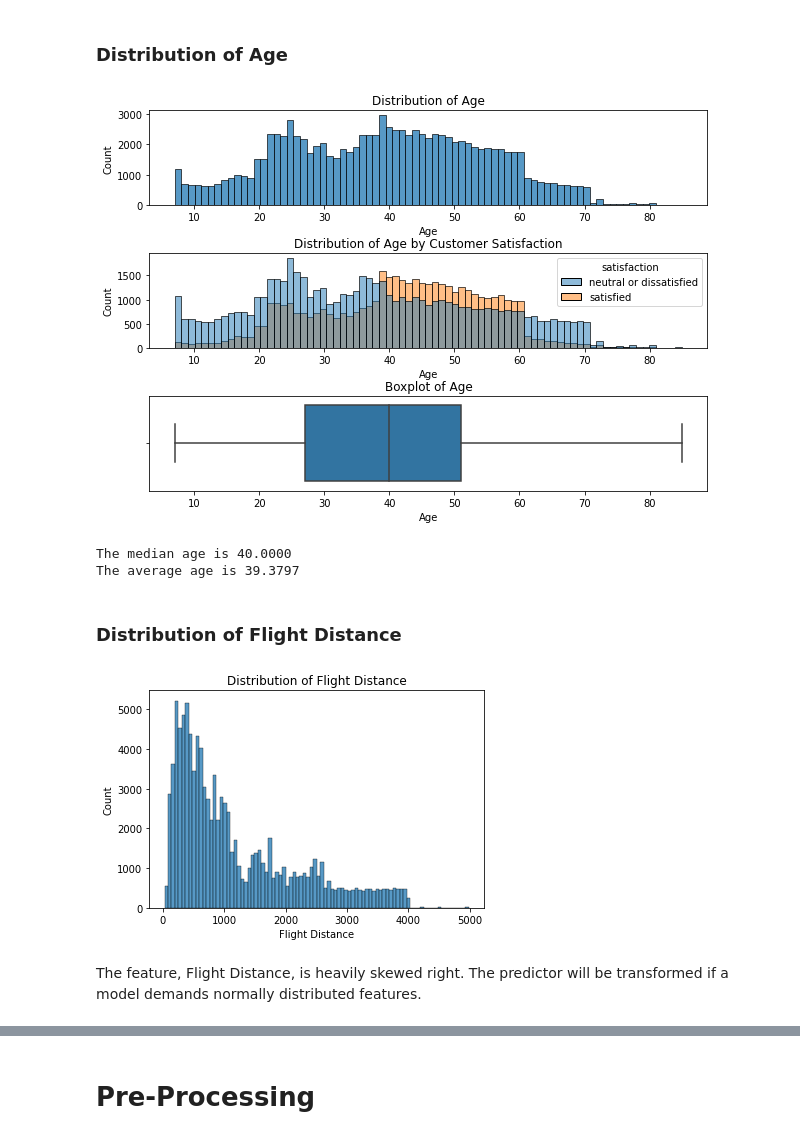
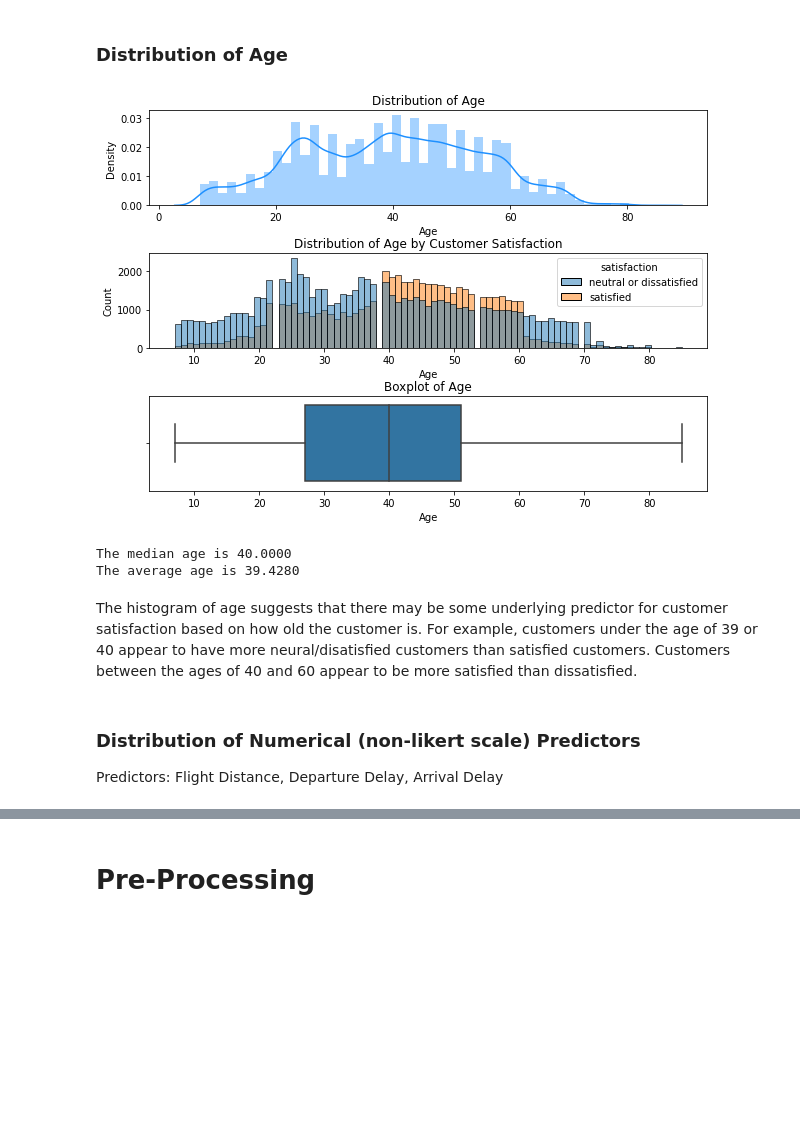
Before and after one commit to nlee98/ADS-505-Business-Analytics, a Jupyter notebook: ADS_505_Final_Project.ipynb, the cells around one changed output, grey strips where cells are left out. Drawn from its saved outputs; the diff is of its cells as text; code cells hidden in the pictures; blank space fills up the shorter version.

```diff
--- a/ADS_505_Final_Project.ipynb
+++ b/ADS_505_Final_Project.ipynb
@@ -38,8 +92,8 @@ airline_test = pd.read_csv(
 # %%
 airline_train = pd.read_csv(
-    "https://raw.githubusercontent.com/nlee98/ADS-505-Business-Analytics/main/airline_satisfaction_train.csv?token=GHSAT0AAAAAABY77FMSTZO2OCABMALPR6NEYZJ4POA"
+    "https://raw.githubusercontent.com/nlee98/ADS-505-Business-Analytics/main/airline_satisfaction_train.csv"
 )
 airline_test = pd.read_csv(
-    "https://raw.githubusercontent.com/nlee98/ADS-505-Business-Analytics/main/airline_satisfaction_test.csv?token=GHSAT0AAAAAABY77FMT36XI4QAT2J2XROGQYZJ4PPA"
+    "https://raw.githubusercontent.com/nlee98/ADS-505-Business-Analytics/main/airline_satisfaction_test.csv"
 )
 # %%
@@ -64,0 +110,6 @@ airline_test.head()
+# %%
+airline_df = airline_train.append(airline_test, ignore_index = True)
+
+# Confirm the correct number of rows and columns
+print("Number of instances: %d" % (airline_df.shape[0]))
+print("Number of attributes: %d" % (airline_df.shape[1]))
@@ -65,2 +122,5 @@ airline_test.head()
+# %%
+# Drop ID Columns
+airline_df = airline_df.drop(["Unnamed: 0", "id"], axis = 1)
 # %% [markdown]
 # Exploratory Data Analysis (EDA)
@@ -198,43 +461,38 @@ https://meridian.allenpress.com/jgme/article/5/4/541/34037/Analyzing-and-Interpr
 # %%
 fig, axes = plt.subplots(
     nrows = 3,
     ncols = 1,
     figsize = (10, 7)
 )
 
 plt.subplot(3,1,1)
-sns.histplot(airline_train["Age"]);
+sns.distplot(airline_df["Age"],
+             color = "dodgerblue")
 plt.title("Distribution of Age")
 
 plt.subplot(3,1,2)
-sns.histplot(x = airline_train["Age"],
-            hue = airline_train["satisfaction"]);
+sns.histplot(x = airline_df["Age"],
+            hue = airline_df["satisfaction"]);
 plt.title("Distribution of Age by Customer Satisfaction")
 
 plt.subplot(3,1,3)
-sns.boxplot(airline_train["Age"])
+sns.boxplot(airline_df["Age"])
 plt.title("Boxplot of Age")
 
 fig.subplots_adjust(hspace = 0.5)
 plt.show()
 
 # Descriptive Statistics to Assess Normality
-age_median = np.median(airline_train["Age"])
-age_avg = np.average(airline_train["Age"])
+age_median = np.median(airline_df["Age"])
+age_avg = np.average(airline_df["Age"])
 print("The median age is %.4f" % age_median)
 print("The average age is %.4f" % age_avg)
 # %% [output]
-[figure, old version]
+[figure, new version]
 The median age is 40.0000
-The average age is 39.3797
+The average age is 39.4280
+# %% [markdown]
+The histogram of age suggests that there may be some underlying predictor for customer satisfaction based on how old the customer is. For example, customers under the age of 39 or 40 appear to have more neural/disatisfied customers than satisfied customers. Customers between the ages of 40 and 60 appear to be  more satisfied than dissatisfied.
 # %% [markdown]
-### Distribution of Flight Distance
+### Distribution of Numerical (non-likert scale) Predictors
+Predictors: Flight Distance, Departure Delay, Arrival Delay
-# %%
-# Histogram of Flight Distance
-sns.histplot(airline_train["Flight Distance"]);
-plt.title("Distribution of Flight Distance")
-plt.show()
-# %% [output]
-[figure, removed]
-# %% [markdown]
-The feature, Flight Distance, is heavily skewed right. The predictor will be transformed if a model demands normally distributed features.
```
Also changed, not shown: parts of 92 cells of this notebook.
